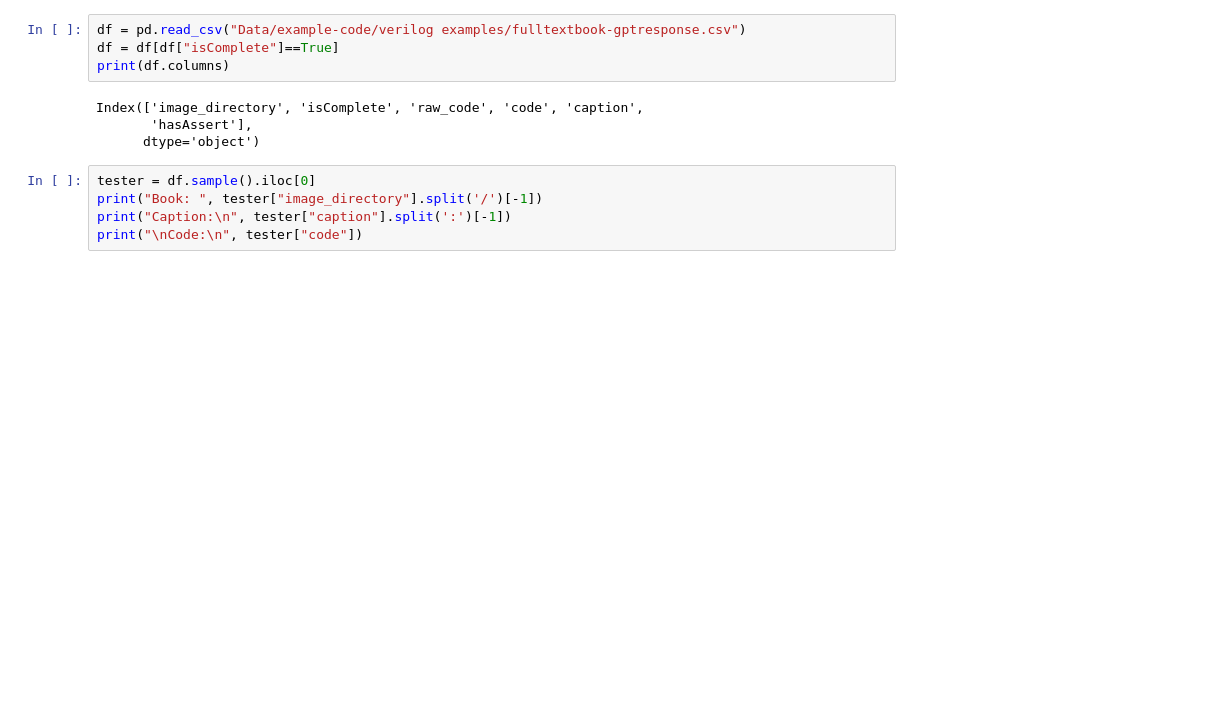
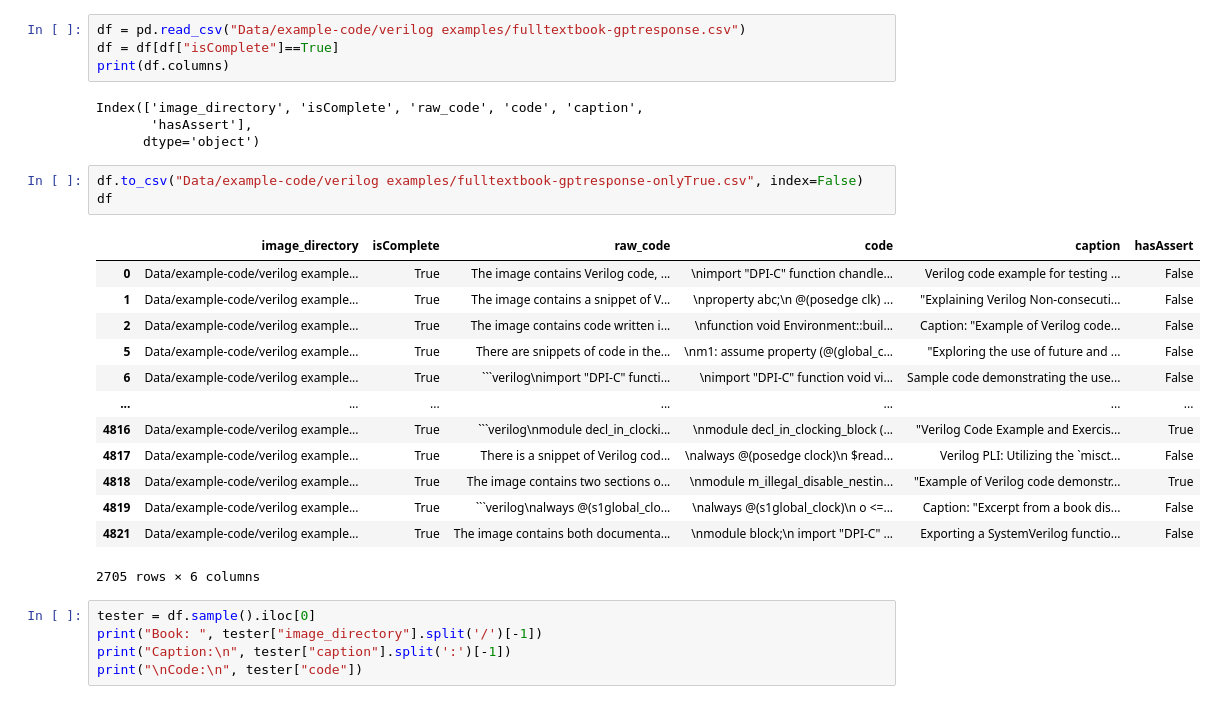
Before and after one commit to KoraSHughes/LLMCodeGen, a Jupyter notebook: GPT-ImageScrapper.ipynb, the cells around one changed output. Cells and saved outputs as stored; diff of their text form; blank space fills up the shorter version.

````diff
--- a/GPT-ImageScrapper.ipynb
+++ b/GPT-ImageScrapper.ipynb
@@ -221,6 +221,23 @@ print(df.columns)
 Index(['image_directory', 'isComplete', 'raw_code', 'code', 'caption',
        'hasAssert'],
       dtype='object')
+# %%
+df.to_csv("Data/example-code/verilog examples/fulltextbook-gptresponse-onlyTrue.csv", index=False)
+df
+# %% [output]
+|  | image_directory | isComplete | raw_code | code | caption | hasAssert |
+| 0 | Data/example-code/verilog example... | True | The image contains Verilog code, ... | \nimport "DPI-C" function chandle... | Verilog code example for testing ... | False |
+| 1 | Data/example-code/verilog example... | True | The image contains a snippet of V... | \nproperty abc;\n @(posedge clk) ... | "Explaining Verilog Non-consecuti... | False |
+| 2 | Data/example-code/verilog example... | True | The image contains code written i... | \nfunction void Environment::buil... | Caption: "Example of Verilog code... | False |
+| 5 | Data/example-code/verilog example... | True | There are snippets of code in the... | \nm1: assume property (@(global_c... | "Exploring the use of future and ... | False |
+| 6 | Data/example-code/verilog example... | True | ```verilog\nimport "DPI-C" functi... | \nimport "DPI-C" function void vi... | Sample code demonstrating the use... | False |
+| ... | ... | ... | ... | ... | ... | ... |
+| 4816 | Data/example-code/verilog example... | True | ```verilog\nmodule decl_in_clocki... | \nmodule decl_in_clocking_block (... | "Verilog Code Example and Exercis... | True |
+| 4817 | Data/example-code/verilog example... | True | There is a snippet of Verilog cod... | \nalways @(posedge clock)\n $read... | Verilog PLI: Utilizing the `misct... | False |
+| 4818 | Data/example-code/verilog example... | True | The image contains two sections o... | \nmodule m_illegal_disable_nestin... | "Example of Verilog code demonstr... | True |
+| 4819 | Data/example-code/verilog example... | True | ```verilog\nalways @(s1global_clo... | \nalways @(s1global_clock)\n o <=... | Caption: "Excerpt from a book dis... | False |
+| 4821 | Data/example-code/verilog example... | True | The image contains both documenta... | \nmodule block;\n import "DPI-C" ... | Exporting a SystemVerilog functio... | False |
+2705 rows × 6 columns
 # %%
 tester = df.sample().iloc[0]
 print("Book: ", tester["image_directory"].split('/')[-1])
````
Also changed, not shown: 8 other files.
